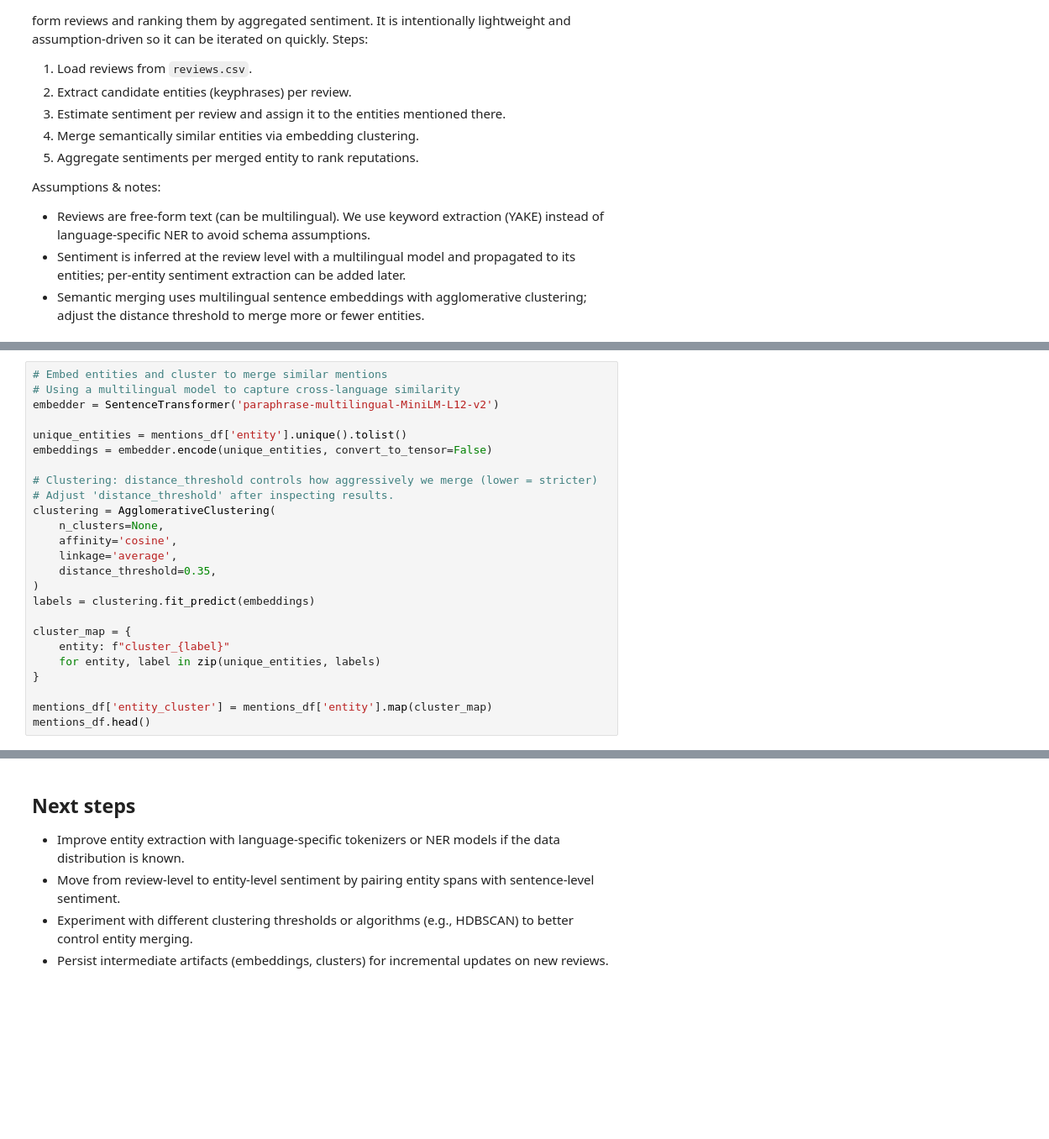
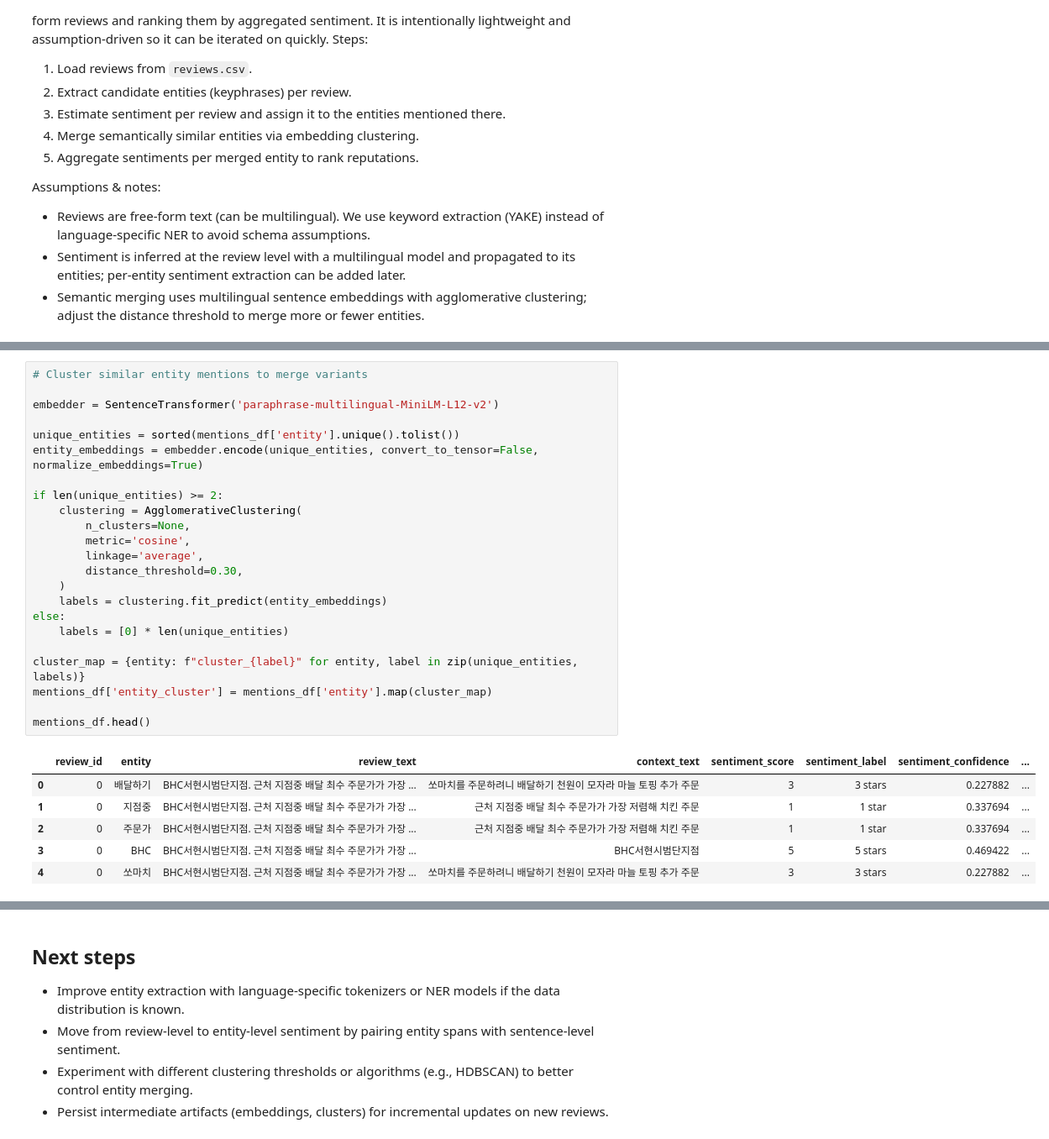
Before and after one commit to lbk209/review-analysis, a Jupyter notebook: entity_sentiment_discovery.ipynb, the cells around one changed output, grey strips where cells are left out. Shown at 84% size. Saved outputs shown, nothing was run; the diff lists cells and outputs as text; blank space fills up the shorter version.

```diff
--- a/entity_sentiment_discovery.ipynb
+++ b/entity_sentiment_discovery.ipynb
@@ -68,26 +245,31 @@ mentions_df.head()
 # %%
-# Embed entities and cluster to merge similar mentions
-# Using a multilingual model to capture cross-language similarity
+# Cluster similar entity mentions to merge variants
+
 embedder = SentenceTransformer('paraphrase-multilingual-MiniLM-L12-v2')
 
-unique_entities = mentions_df['entity'].unique().tolist()
-embeddings = embedder.encode(unique_entities, convert_to_tensor=False)
+unique_entities = sorted(mentions_df['entity'].unique().tolist())
+entity_embeddings = embedder.encode(unique_entities, convert_to_tensor=False, normalize_embeddings=True)
 
-# Clustering: distance_threshold controls how aggressively we merge (lower = stricter)
-# Adjust 'distance_threshold' after inspecting results.
-clustering = AgglomerativeClustering(
-    n_clusters=None,
-    affinity='cosine',
-    linkage='average',
-    distance_threshold=0.35,
-)
-labels = clustering.fit_predict(embeddings)
+if len(unique_entities) >= 2:
+    clustering = AgglomerativeClustering(
+        n_clusters=None,
+        metric='cosine',
+        linkage='average',
+        distance_threshold=0.30,
+    )
+    labels = clustering.fit_predict(entity_embeddings)
+else:
+    labels = [0] * len(unique_entities)
 
-cluster_map = {
-    entity: f"cluster_{label}"
-    for entity, label in zip(unique_entities, labels)
-}
+cluster_map = {entity: f"cluster_{label}" for entity, label in zip(unique_entities, labels)}
+mentions_df['entity_cluster'] = mentions_df['entity'].map(cluster_map)
 
-mentions_df['entity_cluster'] = mentions_df['entity'].map(cluster_map)
 mentions_df.head()
+# %% [output]
+|  | review_id | entity | review_text | context_text | sentiment_score | sentiment_label | sentiment_confidence | ... |
+| 0 | 0 | 배달하기 | BHC서현시범단지점. 근처 지점중 배달 최수 주문가가 가장 ... | 쏘마치를 주문하려니 배달하기 천원이 모자라 마늘 토핑 추가 주문 | 3 | 3 stars | 0.227882 | ... |
+| 1 | 0 | 지점중 | BHC서현시범단지점. 근처 지점중 배달 최수 주문가가 가장 ... | 근처 지점중 배달 최수 주문가가 가장 저렴해 치킨 주문 | 1 | 1 star | 0.337694 | ... |
+| 2 | 0 | 주문가 | BHC서현시범단지점. 근처 지점중 배달 최수 주문가가 가장 ... | 근처 지점중 배달 최수 주문가가 가장 저렴해 치킨 주문 | 1 | 1 star | 0.337694 | ... |
+| 3 | 0 | BHC | BHC서현시범단지점. 근처 지점중 배달 최수 주문가가 가장 ... | BHC서현시범단지점 | 5 | 5 stars | 0.469422 | ... |
+| 4 | 0 | 쏘마치 | BHC서현시범단지점. 근처 지점중 배달 최수 주문가가 가장 ... | 쏘마치를 주문하려니 배달하기 천원이 모자라 마늘 토핑 추가 주문 | 3 | 3 stars | 0.227882 | ... |
 # %%
```
Also changed, not shown: parts of 16 cells of this notebook, 11 other files.
